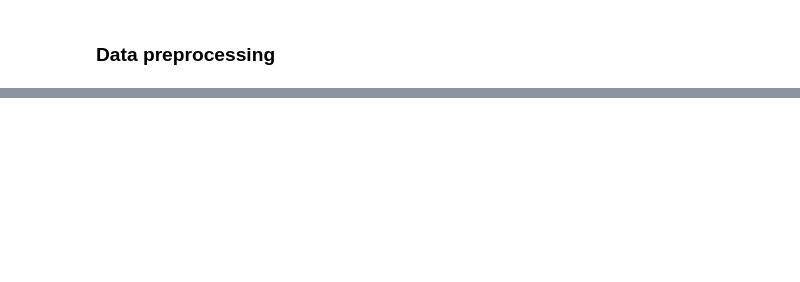
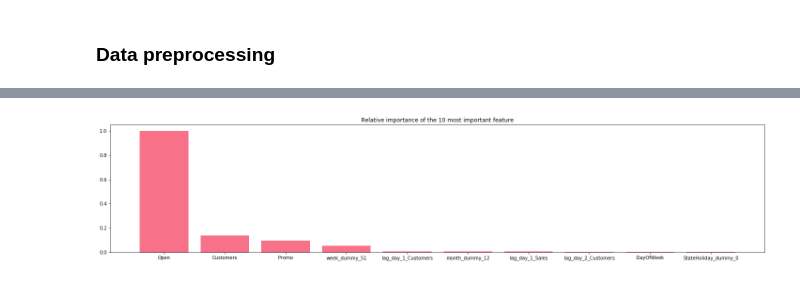
Before and after one commit to paparon96/CML_Hackathon, a Jupyter notebook: Hackathon_Aron.ipynb, the cells around one changed output, grey strips where cells are left out. Saved outputs shown, nothing was run; the diff lists cells and outputs as text; code cells hidden in the pictures; blank space fills up the shorter version.

```diff
--- a/Hackathon_Aron.ipynb
+++ b/Hackathon_Aron.ipynb
@@ -85 +769,19 @@ def lag_creators():
     pass
+# %%
+def gridsearch(model,parameters,X,y):
+
+    # Run gridsearch
+    regr = GridSearchCV(model, parameters, n_jobs=3,
+                   cv=5,
+                   scoring='neg_mean_squared_error',
+                   verbose=2, refit=True)
+
+
+
+    # Fit the model
+    regr.fit(X, y)
+
+    # Check the results of gridsearch
+    GridSearch_table_plot(regr, "n_estimators", negative=False, display_all_params=False)
+
+    return regr
@@ -86 +852,29 @@ def lag_creators():
+# %%
+def feature_importance(X,y,gridsearch_cv_model):
+
+    # Refit model with the best parameters
+    model = gridsearch_cv_model.best_estimator_
+
+    # Fit the model
+    model.fit(X, y)
+
+    feature_names = X.columns
+    importance = model.feature_importances_
+    important_features = pd.Series(data=importance/importance.max() ,index=feature_names)
+    important_features = important_features.sort_values(ascending=False)
+
+    # Visualize importance
+
+    plt.figure(figsize=(25,5))
+    plt.bar(range(10), height = important_features[0:10])
+    plt.xticks(ticks = np.arange(0, 10,1),labels = important_features.index[0:10])
+    plt.title("Relative importance of the 10 most important feature")
+    plt.show()
+
+    return model
+# %%
+# Tests
+final_model = feature_importance(X,y,regr_model)
+# %% [output]
+[figure, added]
 # %%
```
Also changed, not shown: parts of 67 cells of this notebook.
